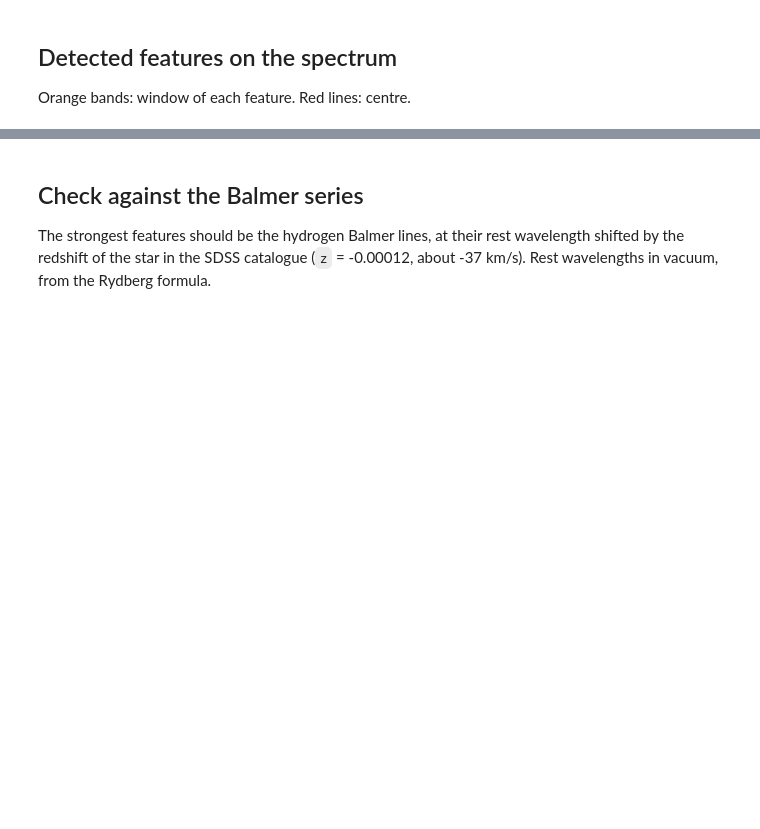
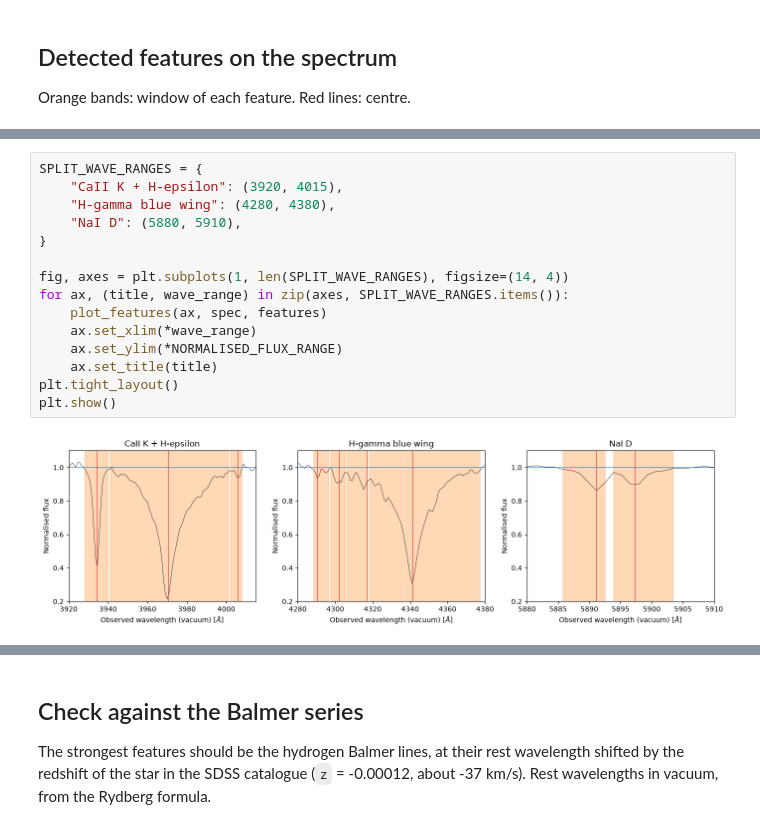
Before and after one commit to FeatAstro/RAD-2026, a Jupyter notebook: notebooks/feature_detection_pablo.ipynb, the cells around one changed output, grey strips where cells are left out. Cells and saved outputs as stored; diff of their text form; blank space fills up the shorter version.

```diff
--- a/notebooks/feature_detection_pablo.ipynb
+++ b/notebooks/feature_detection_pablo.ipynb
@@ -128,0 +145,17 @@ plt.show()
+# %%
+SPLIT_WAVE_RANGES = {
+    "CaII K + H-epsilon": (3920, 4015),
+    "H-gamma blue wing": (4280, 4380),
+    "NaI D": (5880, 5910),
+}
+
+fig, axes = plt.subplots(1, len(SPLIT_WAVE_RANGES), figsize=(14, 4))
+for ax, (title, wave_range) in zip(axes, SPLIT_WAVE_RANGES.items()):
+    plot_features(ax, spec, features)
+    ax.set_xlim(*wave_range)
+    ax.set_ylim(*NORMALISED_FLUX_RANGE)
+    ax.set_title(title)
+plt.tight_layout()
+plt.show()
+# %% [output]
+[figure, added]
```
Also changed, not shown: parts of 10 cells of this notebook, 1 other file.
